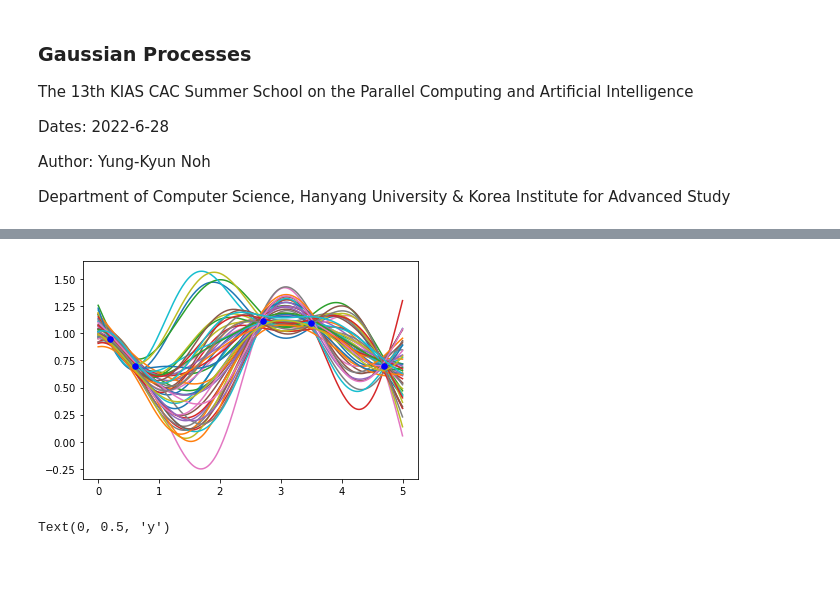
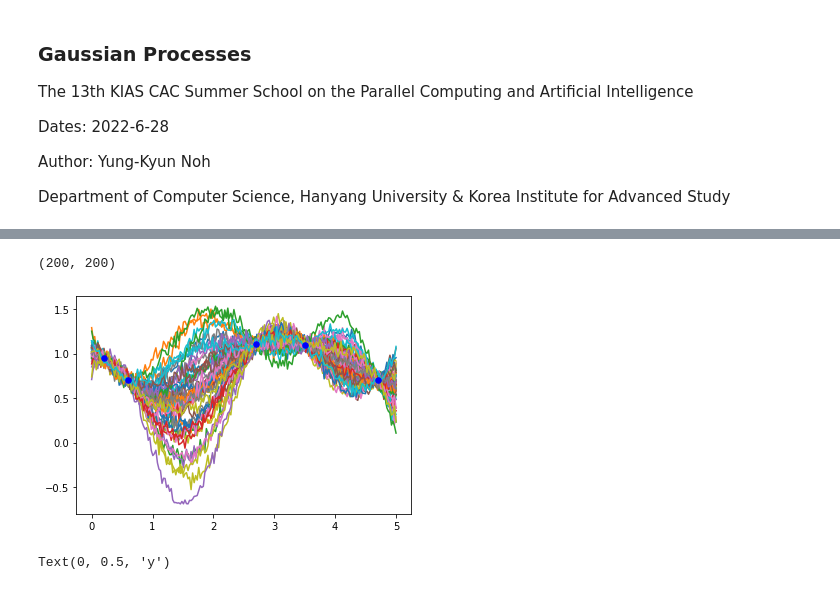
Before and after one commit to nohyung/KIAS_CAC_Summer_School_2022_Examples, a Jupyter notebook: KIAS_CAC_Summer_School_2022_Gaussian_Processes.ipynb, the cells around one changed output, grey strips where cells are left out. Saved outputs shown, nothing was run; the diff lists cells and outputs as text; code cells hidden in the pictures.

```diff
--- a/KIAS_CAC_Summer_School_2022_Gaussian_Processes.ipynb
+++ b/KIAS_CAC_Summer_School_2022_Gaussian_Processes.ipynb
@@ -44,24 +44,28 @@ for i in range(gp_sample_n):
+# %%
+k_fun.shape
+# %% [output]
+(200, 200)
 # %%
 # Posterior function generation
 tr_xs = np.array([[.2, .6, 2.7, 3.5, 4.7]]).T
 tr_ys = np.array([[.95, .7, 1.11, 1.1, 0.7]]).T
 
 k = GaussianKernel(tr_xs, xs)  # covariances
 K = GaussianKernel(tr_xs, tr_xs)
 invK = np.linalg.inv(K)
 
 m_fun = np.matmul(np.matmul(k.T, invK), tr_ys).T[0]
-k_fun = obs_noise + GaussianKernel(xs, xs) - np.matmul(np.matmul(k.T, invK), k)
+k_fun = obs_noise*np.eye(n_sample) + GaussianKernel(xs, xs) - np.matmul(np.matmul(k.T, invK), k)
 
 ys = np.random.multivariate_normal(m_fun, k_fun, gp_sample_n)
 
 # plt.scatter(tr_xs, tr_ys, s=1000)
 for i in range(gp_sample_n):
     plt.plot(xs.T[0], ys[i])
 plt.scatter(tr_xs, tr_ys, s=30, c='blue', zorder=5)
 plt.show()
 # %% [output]
-[figure, old version]
+[figure, new version]
 # %%
 var_test = np.diag(k_fun)
 
```
Also changed, not shown: parts of 4 cells of this notebook.
